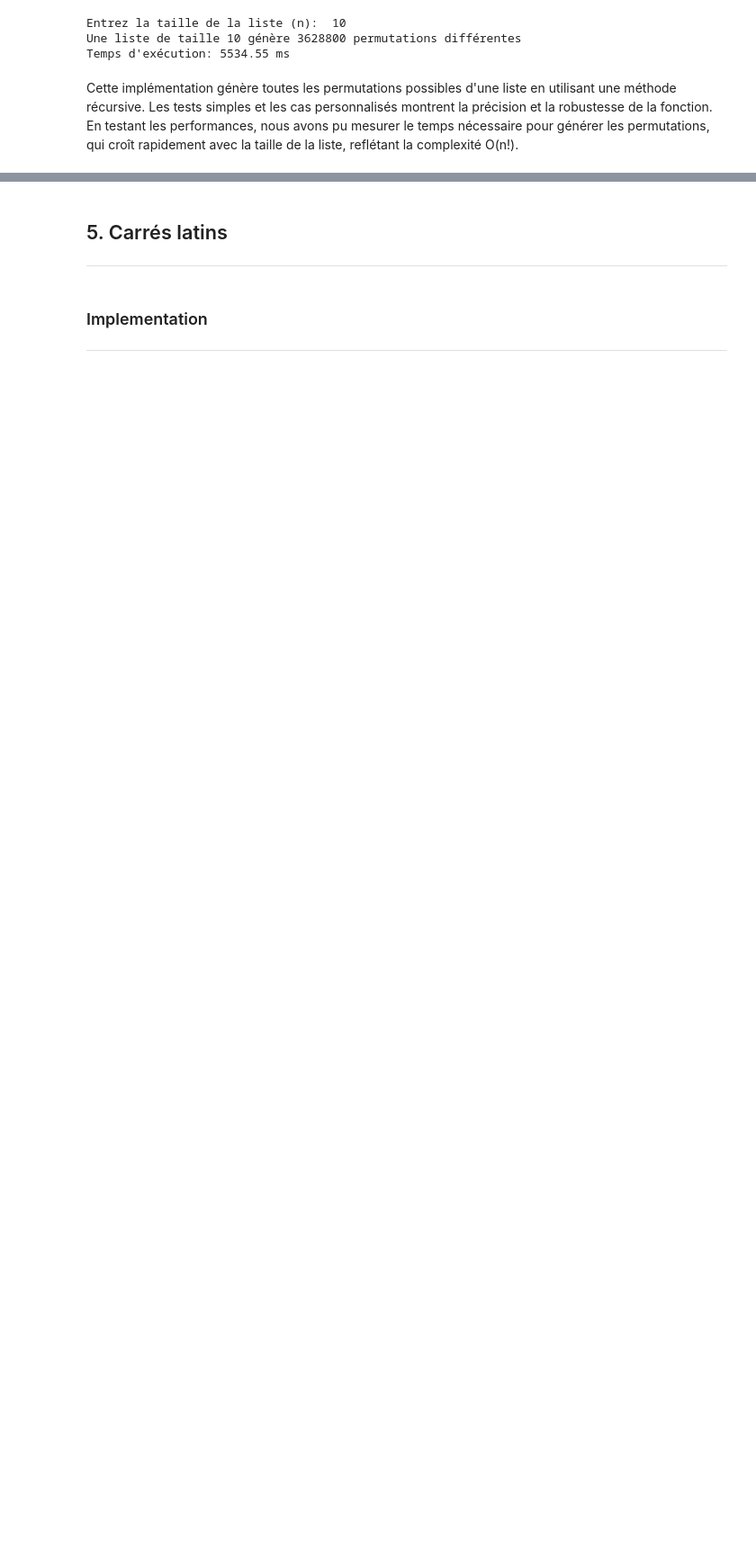
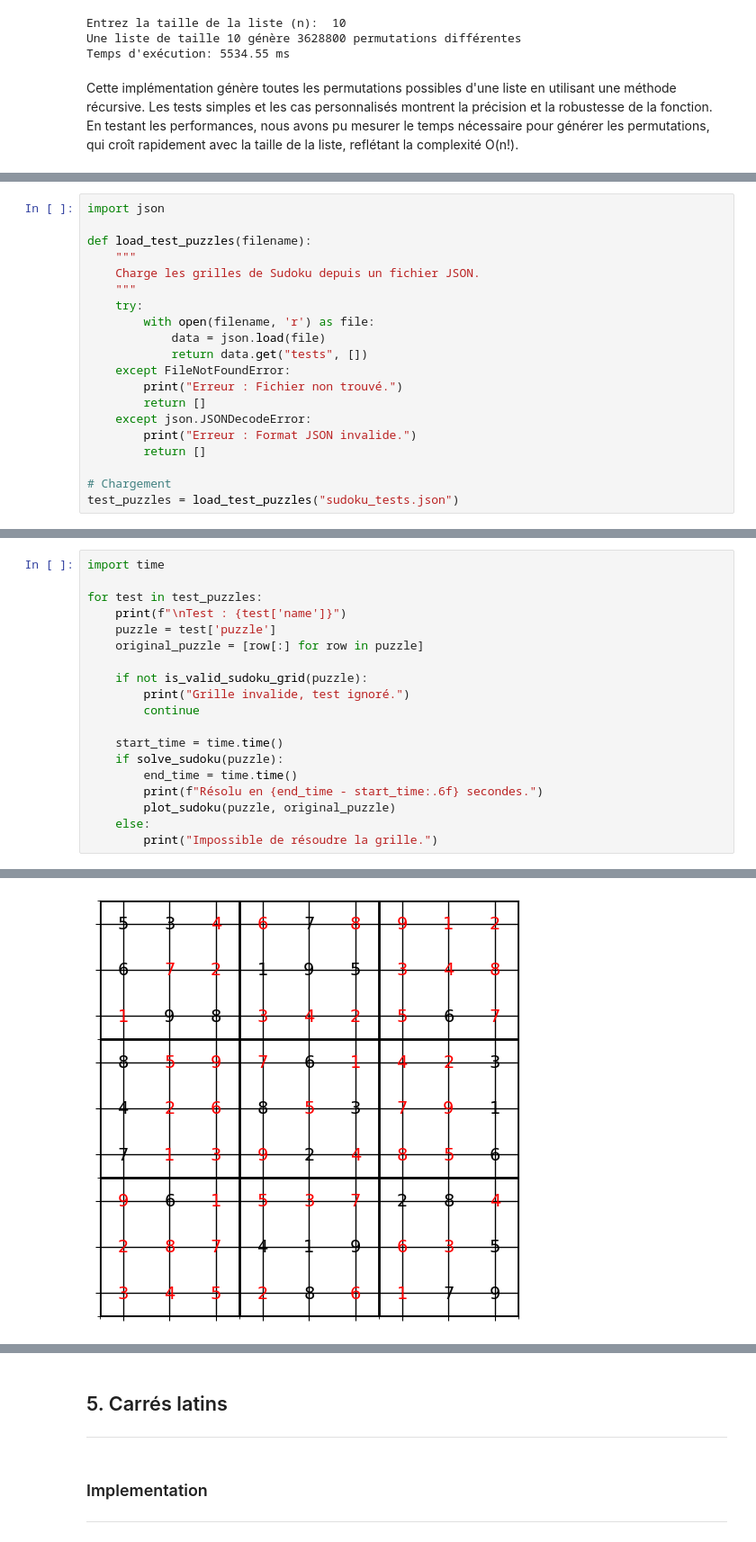
Before and after one commit to RaziRaouf/projet_de_programation_avancee, a Jupyter notebook: AkramChaabnia_AbdelheqMokhtari_mohamedRaoufRazi.ipynb, the cells around one changed output, grey strips where cells are left out. Shown at 90% size. Saved outputs shown, nothing was run; the diff lists cells and outputs as text; blank space fills up the shorter version.

```diff
--- a/AkramChaabnia_AbdelheqMokhtari_mohamedRaoufRazi.ipynb
+++ b/AkramChaabnia_AbdelheqMokhtari_mohamedRaoufRazi.ipynb
@@ -522,0 +665,20 @@ Cette implémentation génère toutes les permutations possibles d'une liste en
+# %%
+import json
+
+def load_test_puzzles(filename):
+    """
+    Charge les grilles de Sudoku depuis un fichier JSON.
+    """
+    try:
+        with open(filename, 'r') as file:
+            data = json.load(file)
+            return data.get("tests", [])
+    except FileNotFoundError:
+        print("Erreur : Fichier non trouvé.")
+        return []
+    except json.JSONDecodeError:
+        print("Erreur : Format JSON invalide.")
+        return []
+
+# Chargement
+test_puzzles = load_test_puzzles("sudoku_tests.json")
@@ -522,0 +687,20 @@ Cette implémentation génère toutes les permutations possibles d'une liste en
+# %%
+import time
+
+for test in test_puzzles:
+    print(f"\nTest : {test['name']}")
+    puzzle = test['puzzle']
+    original_puzzle = [row[:] for row in puzzle]
+
+    if not is_valid_sudoku_grid(puzzle):
+        print("Grille invalide, test ignoré.")
+        continue
+
+    start_time = time.time()
+    if solve_sudoku(puzzle):
+        end_time = time.time()
+        print(f"Résolu en {end_time - start_time:.6f} secondes.")
+        plot_sudoku(puzzle, original_puzzle)
+    else:
+        print("Impossible de résoudre la grille.")
+# %% [output]
@@ -522,0 +709 @@ Cette implémentation génère toutes les permutations possibles d'une liste en
+[figure, added]
```
Also changed, not shown: parts of 12 cells of this notebook, 1 other file.
